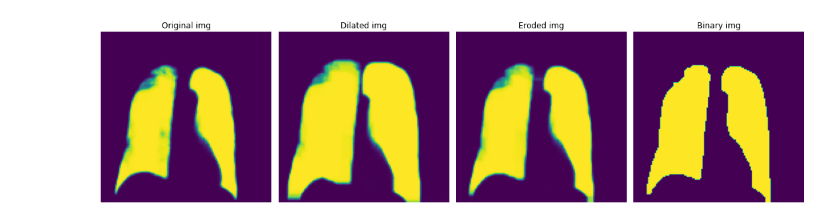
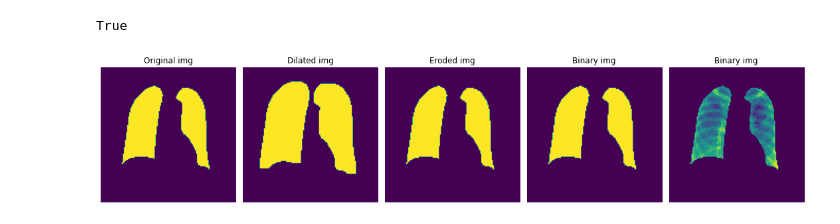
Before and after one commit to TevfikaTuran/LungClassifier, a Jupyter notebook: maskSave.ipynb, the cells around one changed output. Saved outputs shown, nothing was run; the diff lists cells and outputs as text; code cells hidden in the pictures.

```diff
--- a/maskSave.ipynb
+++ b/maskSave.ipynb
@@ -83,41 +86,57 @@ def showRandomPredict(images, masks, predicts, sample_count, if_predicted= False
         plt.title('Predicted Lung Segmentation')
     plt.show()
 # %%
-#DENEME
+#DENEMENewHealty
 #read image
-img = cv2.imread("C:\\Users\\ugur_\\Python Projects\\LungClassifier\\Predicted Mask2\\mask_00000005_002.png", 0)
+img = cv2.imread("C:\\Users\\ugur_\\Python Projects\\LungClassifier\\NIH Data\\Healty Mask\\mask_00000005_004.png", 0)
+img3 = cv2.imread("C:\\Users\\ugur_\\Python Projects\\LungClassifier\\NIH Data\\NewHealty\\00000005_004.png", 0)
+img3 = cv2.resize(img3, (IMG_HEIGHT, IMG_WIDTH))
 #plt.hist(img.flat, bins= 100, range= (0,255))
 # %%
 #DENEME
 dilated = cv2.dilate(img.copy(), None, iterations=4) #gray img
-eroded = cv2.erode(dilated.copy(), None, iterations=3) #gray img
+eroded = cv2.erode(dilated.copy(), None, iterations=4) #gray img
 ret, binary_img = cv2.threshold(eroded, 120, 255, cv2.THRESH_BINARY) #binary img
+
+x = np.zeros((3, IMG_HEIGHT, IMG_WIDTH)) # df
+
+x[0] = img3/255.0 #1 0
+b = cv2.bitwise_and(x[0, :,:], x[0, :,:], mask=binary_img.astype(np.uint8))#masked
+
+cv2.imwrite("denme.png", b*255) #save
+# %% [output]
+True
 # %%
 #DENEME
 plt.figure(figsize=(15,10))
 plt.axis('Off')
 
-plt.subplot(1, 4, 1)
+plt.subplot(1, 5, 1)
 plt.imshow(img)
 plt.title("Original img")
 plt.axis('Off')
 
-plt.subplot(1, 4, 2)
+plt.subplot(1, 5, 2)
 plt.imshow(dilated)
 plt.title("Dilated img")
 plt.axis('Off')
 
-plt.subplot(1, 4, 3)
+plt.subplot(1, 5, 3)
 plt.imshow(eroded)
 plt.title("Eroded img")
 plt.axis('Off')
 
-plt.subplot(1, 4, 4)
+plt.subplot(1, 5, 4)
 plt.imshow(binary_img)
+plt.title("Binary img")
+plt.axis('Off')
+
+plt.subplot(1, 5, 5)
+plt.imshow(b)
 plt.title("Binary img")
 plt.axis('Off')
 
 plt.tight_layout()
 plt.show()
 # %% [output]
-[figure, old version]
+[figure, new version]
```
Also changed, not shown: parts of 3 cells of this notebook, 1 other file.
